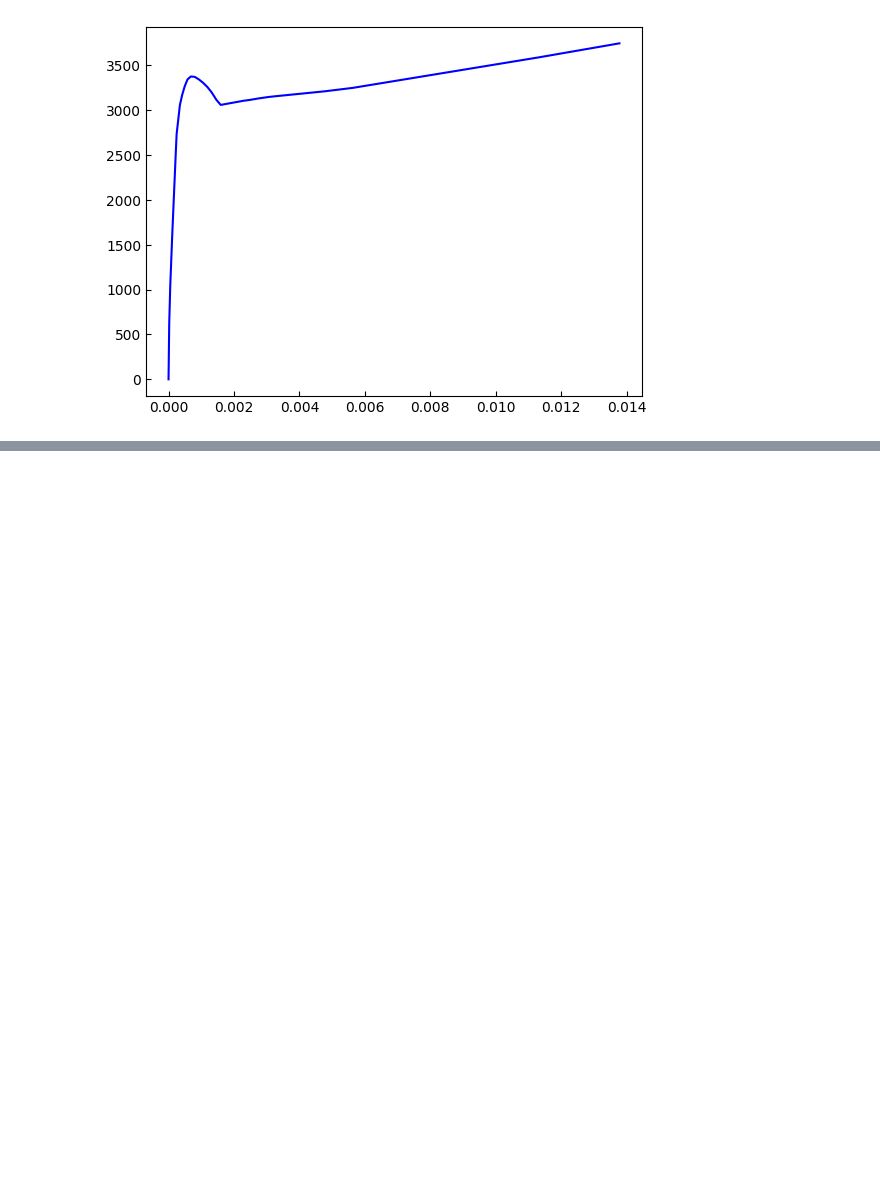
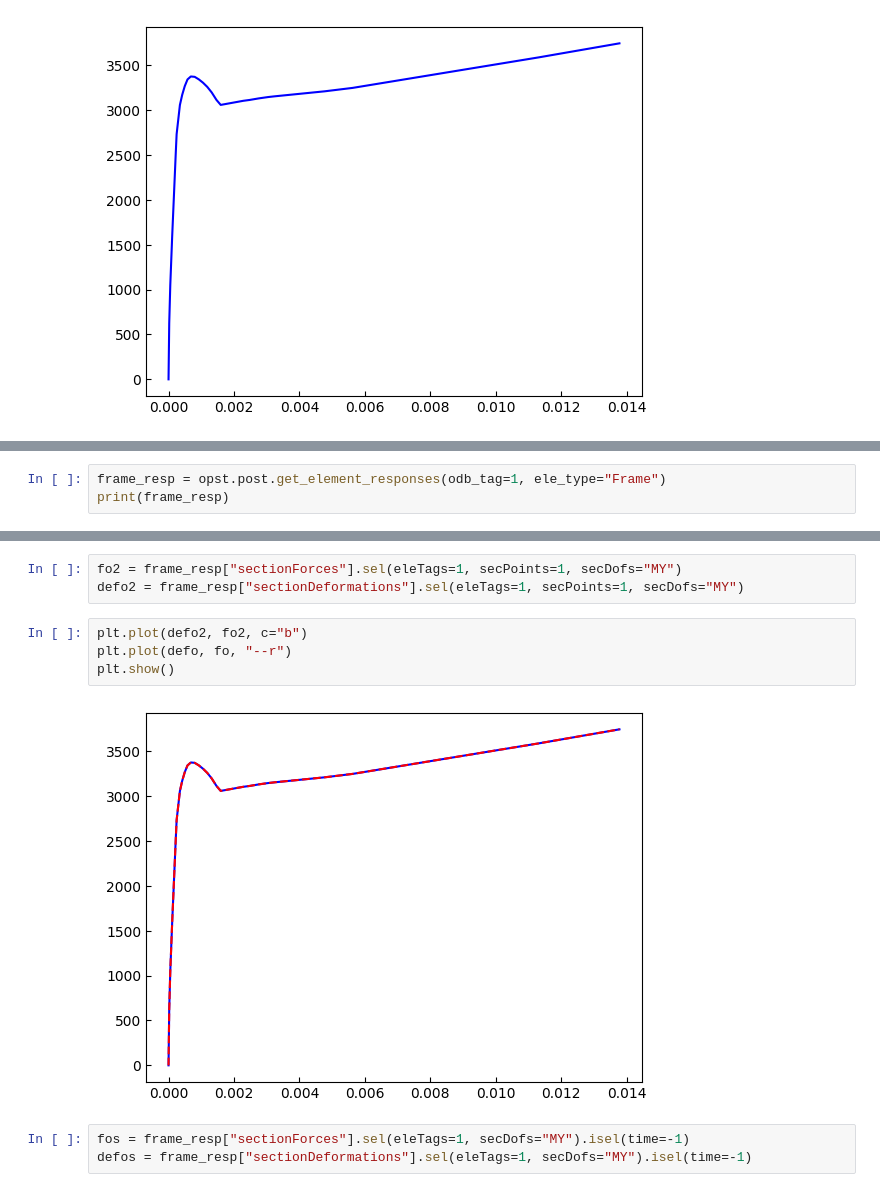
Before and after one commit to sahilkur36/opstool, a Jupyter notebook: docs/src/post/fiber_sec_resp.ipynb, the cells around one changed output, grey strips where cells are left out. Saved outputs shown, nothing was run; the diff lists cells and outputs as text; blank space fills up the shorter version.

```diff
--- a/docs/src/post/fiber_sec_resp.ipynb
+++ b/docs/src/post/fiber_sec_resp.ipynb
@@ -266,0 +271,3 @@ plt.show()
+# %%
+frame_resp = opst.post.get_element_responses(odb_tag=1, ele_type="Frame")
+print(frame_resp)
@@ -266,0 +293,12 @@ plt.show()
+# %%
+fo2 = frame_resp["sectionForces"].sel(eleTags=1, secPoints=1, secDofs="MY")
+defo2 = frame_resp["sectionDeformations"].sel(eleTags=1, secPoints=1, secDofs="MY")
+# %%
+plt.plot(defo2, fo2, c="b")
+plt.plot(defo, fo, "--r")
+plt.show()
+# %% [output]
+[figure, added]
+# %%
+fos = frame_resp["sectionForces"].sel(eleTags=1, secDofs="MY").isel(time=-1)
+defos = frame_resp["sectionDeformations"].sel(eleTags=1, secDofs="MY").isel(time=-1)
```
Also changed, not shown: parts of 7 cells of this notebook, 1 other file.
